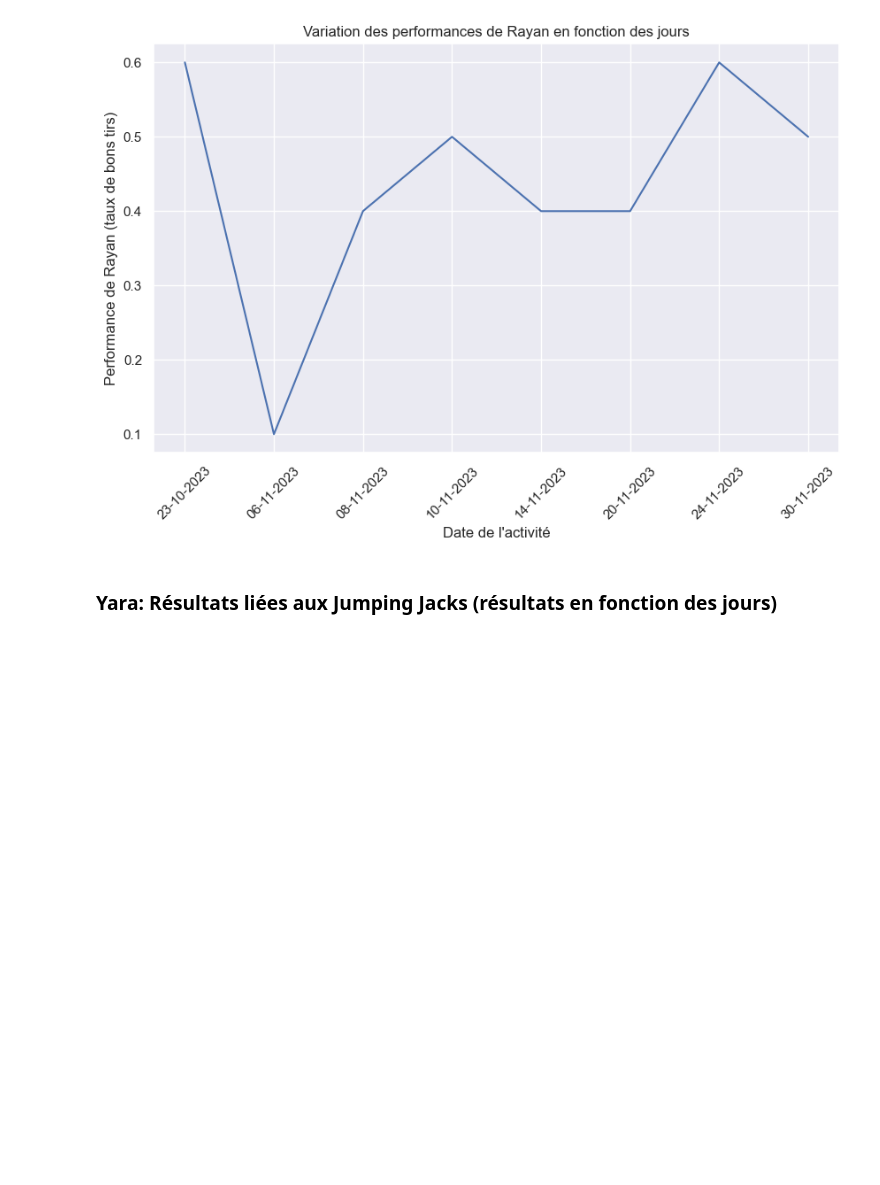
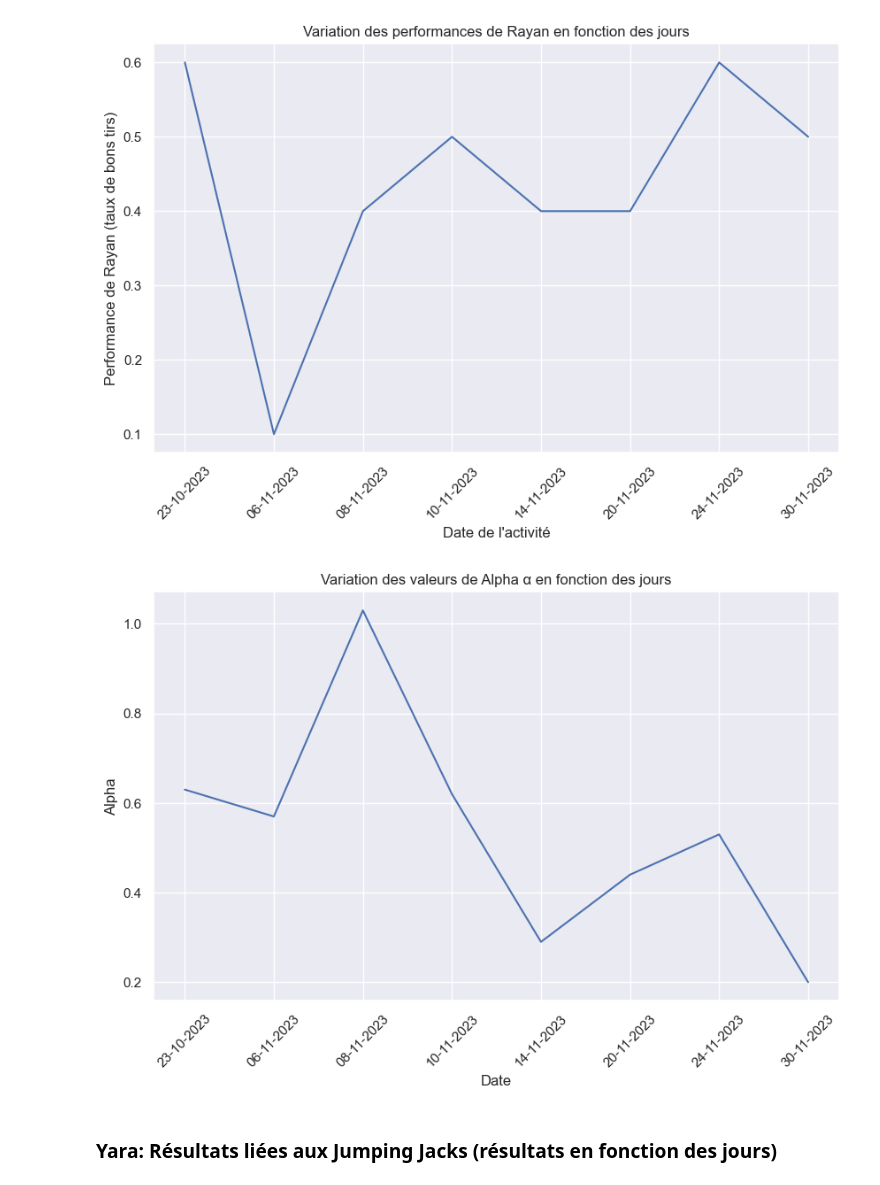
Before and after one commit to Kibalchish47/CalisphAir-LFLV-2023, a Jupyter notebook: visualisation de données.ipynb, the cells around one changed output. Drawn from its saved outputs; the diff is of its cells as text; code cells hidden in the pictures; blank space fills up the shorter version.

Commit message:
Plotted the values of Alpha

```diff
--- a/visualisation de données.ipynb
+++ b/visualisation de données.ipynb
@@ -135,6 +135,17 @@ plt.xticks(rotation=45)
 plt.show()
 # %% [output]
 [figure]
+# %%
+# Visualiser les valeurs de Alpha α en fonction des jours avec un graphique
+plt.figure(figsize=(10, 6))
+sns.lineplot(x=dates, y=alpha_values)
+plt.xlabel('Dates de l'activité physique')
+plt.ylabel('Alpha α')
+plt.title('Variation des valeurs de Alpha α en fonction des jours')
+plt.xticks(rotation=45)
+plt.show()
+# %% [output]
+[figure, added]
 # %% [markdown]
 ### Yara: Résultats liées aux Jumping Jacks (résultats en fonction des jours)
 # %% [markdown]
```
Also changed, not shown: parts of 1 cell of this notebook.
